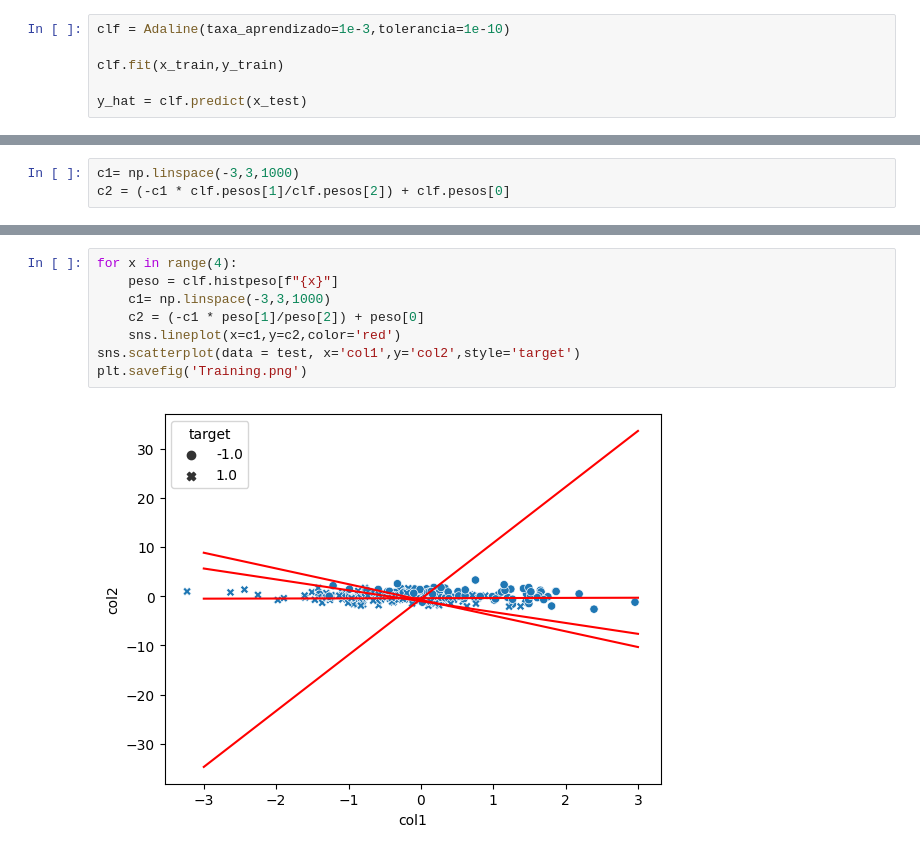
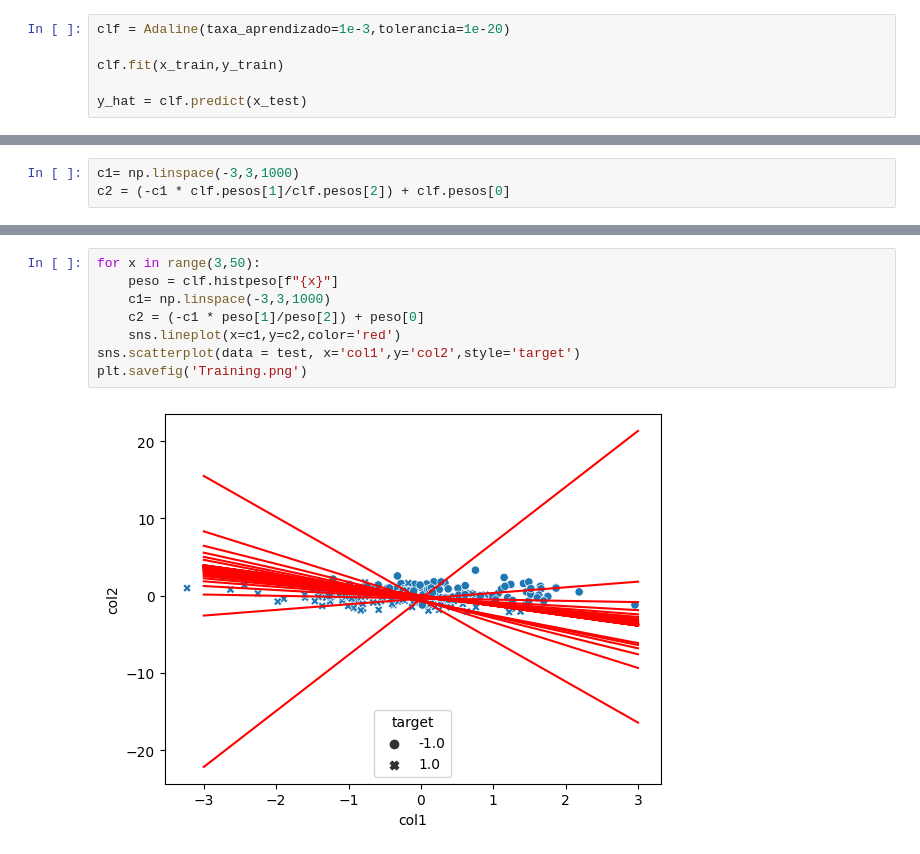
Before and after one commit to Alexandre-Esposte/Redes_Neurais, a Jupyter notebook: adaline/teste_adaline.ipynb, the cells around one changed output, grey strips where cells are left out. Drawn from its saved outputs; the diff is of its cells as text.

```diff
--- a/adaline/teste_adaline.ipynb
+++ b/adaline/teste_adaline.ipynb
@@ -38,7 +38,7 @@ x_train.shape
 # %% [output]
 (300, 2)
 # %%
-clf = Adaline(taxa_aprendizado=1e-3,tolerancia=1e-10)
+clf = Adaline(taxa_aprendizado=1e-3,tolerancia=1e-20)
 
 clf.fit(x_train,y_train)
 
@@ -88,10 +87,10 @@ plt.savefig('Best result, acc_test: 0.87 and acc_train: 0.9.png')
 # %%
-for x in range(4):
+for x in range(3,50):
     peso = clf.histpeso[f"{x}"]
     c1= np.linspace(-3,3,1000)
     c2 = (-c1 * peso[1]/peso[2]) + peso[0]
     sns.lineplot(x=c1,y=c2,color='red')
 sns.scatterplot(data = test, x='col1',y='col2',style='target')
 plt.savefig('Training.png')
 # %% [output]
-[figure, old version]
+[figure, new version]
```
Also changed, not shown: parts of 4 cells of this notebook, 4 other files.
